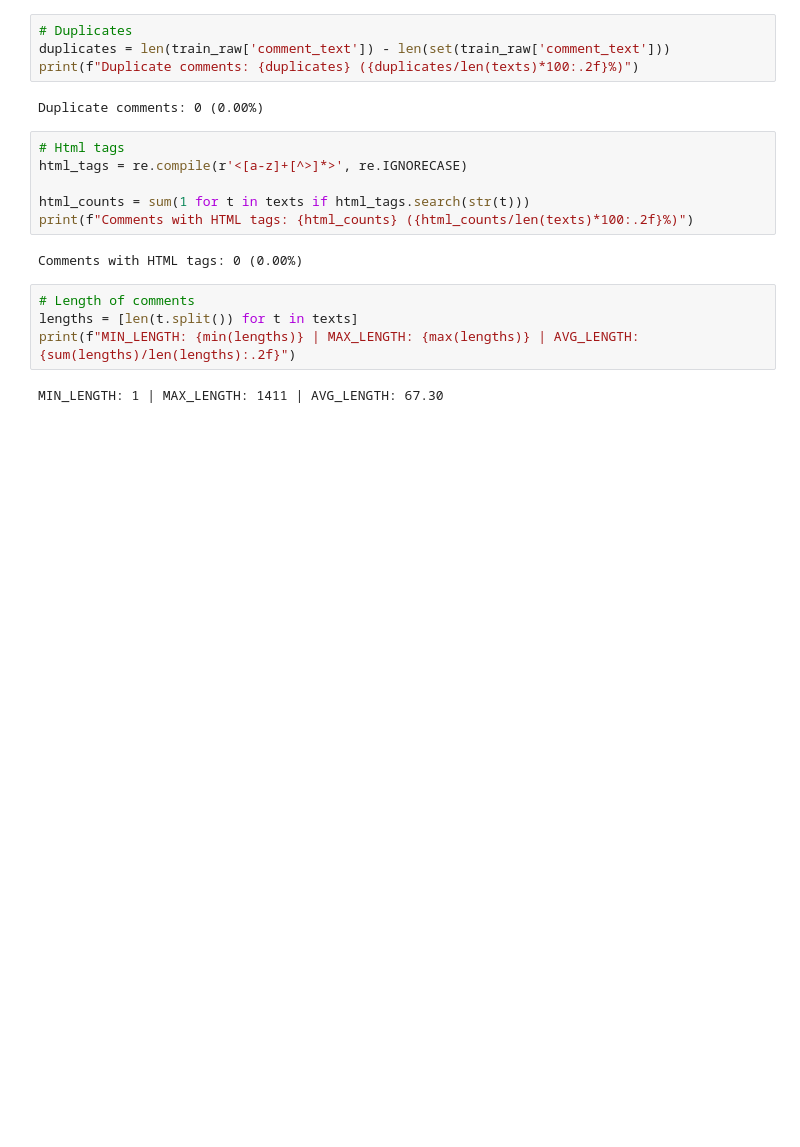
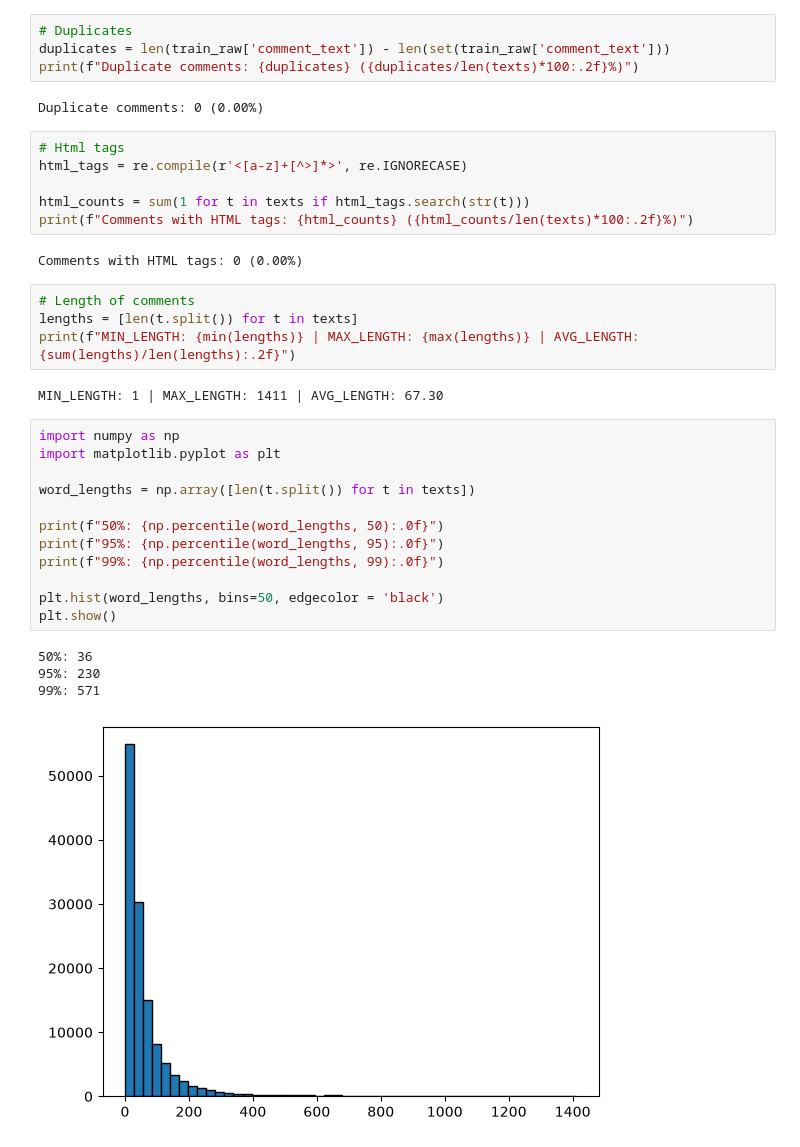
Before and after one commit to Alihmidov/toxic-comment-classifier, a Jupyter notebook: notebooks/01_eda.ipynb, the cells around one changed output. Drawn from its saved outputs; the diff is of its cells as text; blank space fills up the shorter version.

Commit message:
feat: add comment length histogram to EDA

```diff
--- a/notebooks/01_eda.ipynb
+++ b/notebooks/01_eda.ipynb
@@ -100,3 +94,20 @@ lengths = [len(t.split()) for t in texts]
 print(f"MIN_LENGTH: {min(lengths)} | MAX_LENGTH: {max(lengths)} | AVG_LENGTH: {sum(lengths)/len(lengths):.2f}")
 # %% [output]
 MIN_LENGTH: 1 | MAX_LENGTH: 1411 | AVG_LENGTH: 67.30
+# %%
+import numpy as np
+import matplotlib.pyplot as plt
+
+word_lengths = np.array([len(t.split()) for t in texts])
+
+print(f"50%: {np.percentile(word_lengths, 50):.0f}")
+print(f"95%: {np.percentile(word_lengths, 95):.0f}")
+print(f"99%: {np.percentile(word_lengths, 99):.0f}")
+
+plt.hist(word_lengths, bins=50, edgecolor = 'black')
+plt.show()
+# %% [output]
+50%: 36
+95%: 230
+99%: 571
+[figure, added]
```
Also changed, not shown: parts of 2 cells of this notebook.
